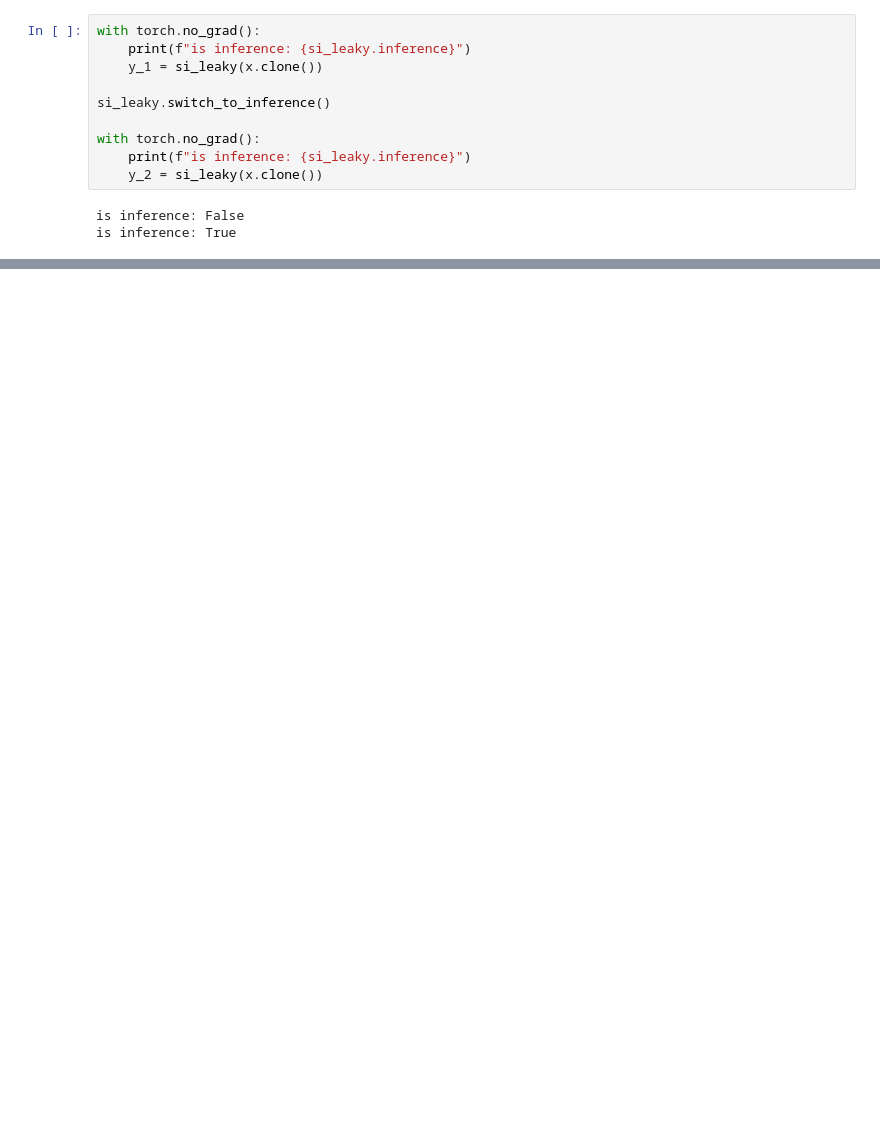
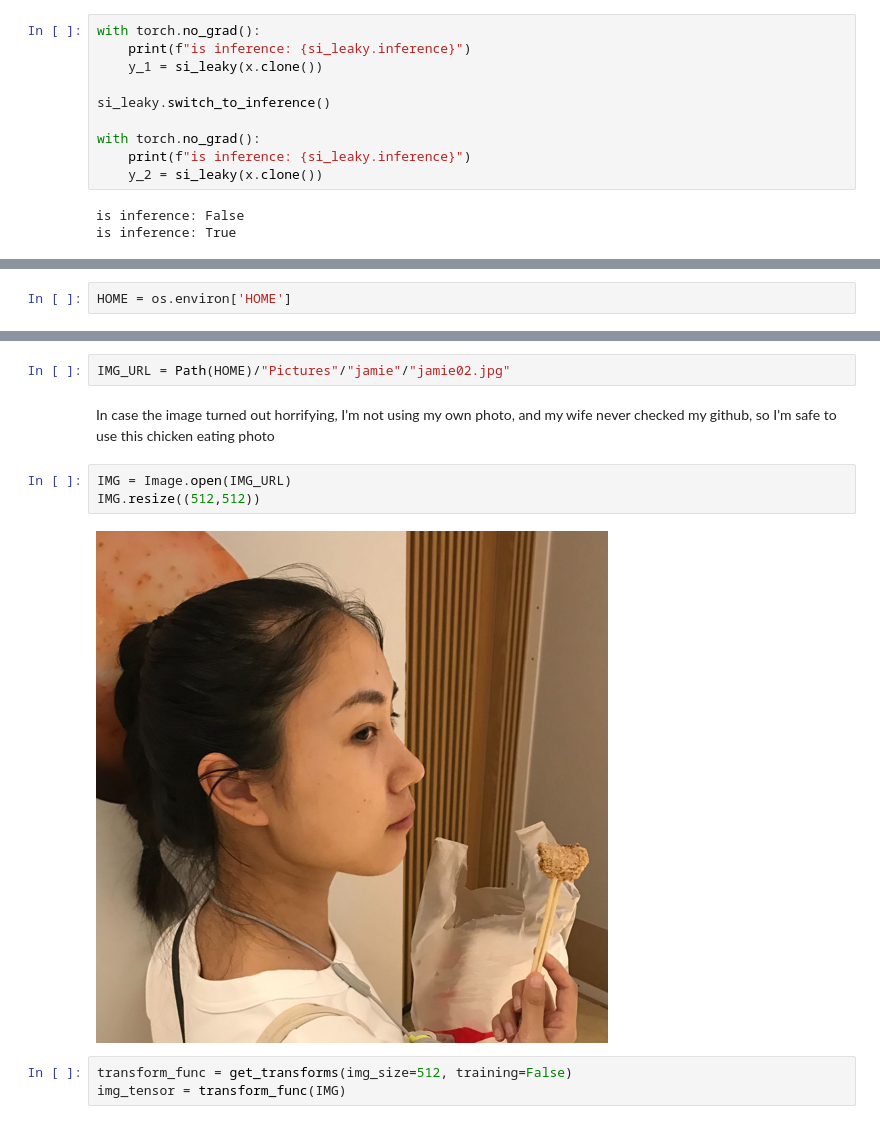
Before and after one commit to raynardj/python4ml, a Jupyter notebook: experiments/paper-reading/vanillanet/components.ipynb, the cells around one changed output, grey strips where cells are left out. Saved outputs shown, nothing was run; the diff lists cells and outputs as text; blank space fills up the shorter version.

```diff
--- a/experiments/paper-reading/vanillanet/components.ipynb
+++ b/experiments/paper-reading/vanillanet/components.ipynb
@@ -263,0 +614,2 @@ tensor([ 0.0052,  0.0118,  0.0075,  0.0313, -0.0141, -0.0022,  0.0135,  0.0336,
+# %%
+HOME = os.environ['HOME']
@@ -263,0 +793,12 @@ tensor([ 0.0052,  0.0118,  0.0075,  0.0313, -0.0141, -0.0022,  0.0135,  0.0336,
+# %%
+IMG_URL = Path(HOME)/"Pictures"/"jamie"/"jamie02.jpg"
+# %% [markdown]
+In case the image turned out horrifying, I'm not using my own photo, and my wife never checked my github, so I'm safe to use this chicken eating photo
+# %%
+IMG = Image.open(IMG_URL)
+IMG.resize((512,512))
+# %% [output]
+[figure, added]
+# %%
+transform_func = get_transforms(img_size=512, training=False)
+img_tensor = transform_func(IMG)
```
Also changed, not shown: parts of 77 cells of this notebook.
